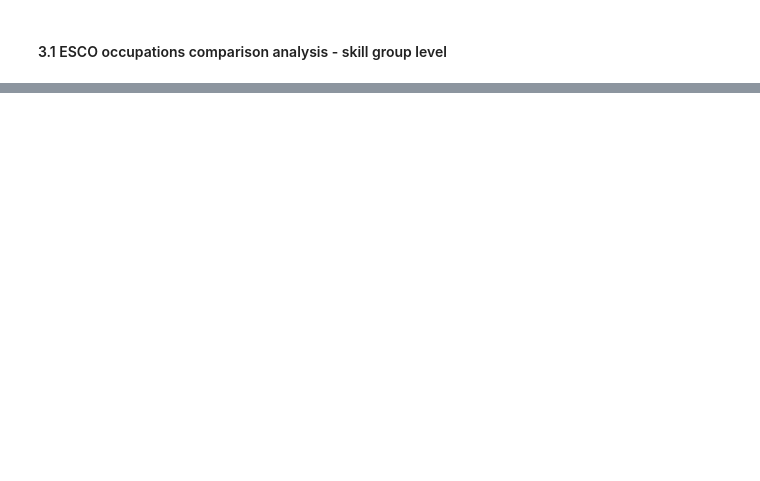
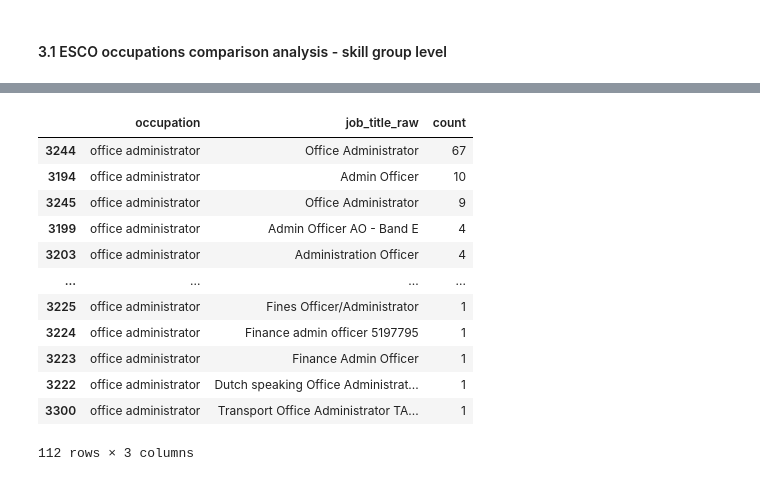
Before and after one commit to nestauk/ojd_daps_skills, a Jupyter notebook: ojd_daps_skills/analysis/OJO/evaluation_analysis.ipynb, the cells around one changed output, grey strips where cells are left out. Cells and saved outputs as stored; diff of their text form; code cells hidden in the pictures; blank space fills up the shorter version.

```diff
--- a/ojd_daps_skills/analysis/OJO/evaluation_analysis.ipynb
+++ b/ojd_daps_skills/analysis/OJO/evaluation_analysis.ipynb
@@ -201,0 +257,18 @@ the occupation with the least amount of skill level group overlap is personal tr
+# %%
+random.seed(159)
+occ = random.choice(occs_compared)
+job_titles_count_df[job_titles_count_df['occupation'] == occ].sort_values('count', ascending=False)
+# %% [output]
+|  | occupation | job_title_raw | count |
+| 3244 | office administrator | Office Administrator | 67 |
+| 3194 | office administrator | Admin Officer | 10 |
+| 3245 | office administrator | Office Administrator | 9 |
+| 3199 | office administrator | Admin Officer AO - Band E | 4 |
+| 3203 | office administrator | Administration Officer | 4 |
+| ... | ... | ... | ... |
+| 3225 | office administrator | Fines Officer/Administrator | 1 |
+| 3224 | office administrator | Finance admin officer 5197795 | 1 |
+| 3223 | office administrator | Finance Admin Officer | 1 |
+| 3222 | office administrator | Dutch speaking Office Administrat... | 1 |
+| 3300 | office administrator | Transport Office Administrator TA... | 1 |
+112 rows × 3 columns
```
Also changed, not shown: parts of 23 cells of this notebook, 2 other files.
